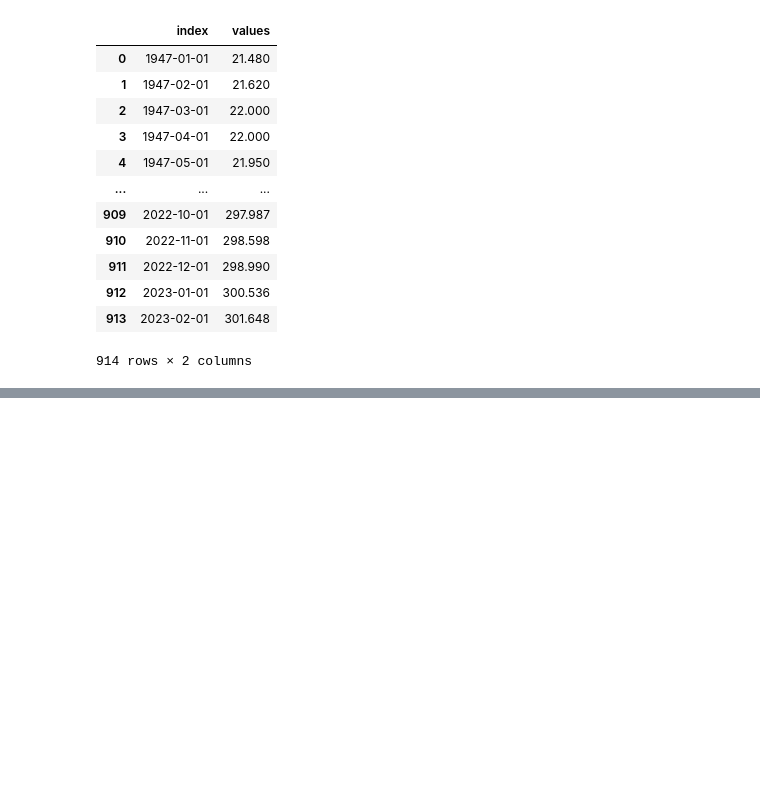
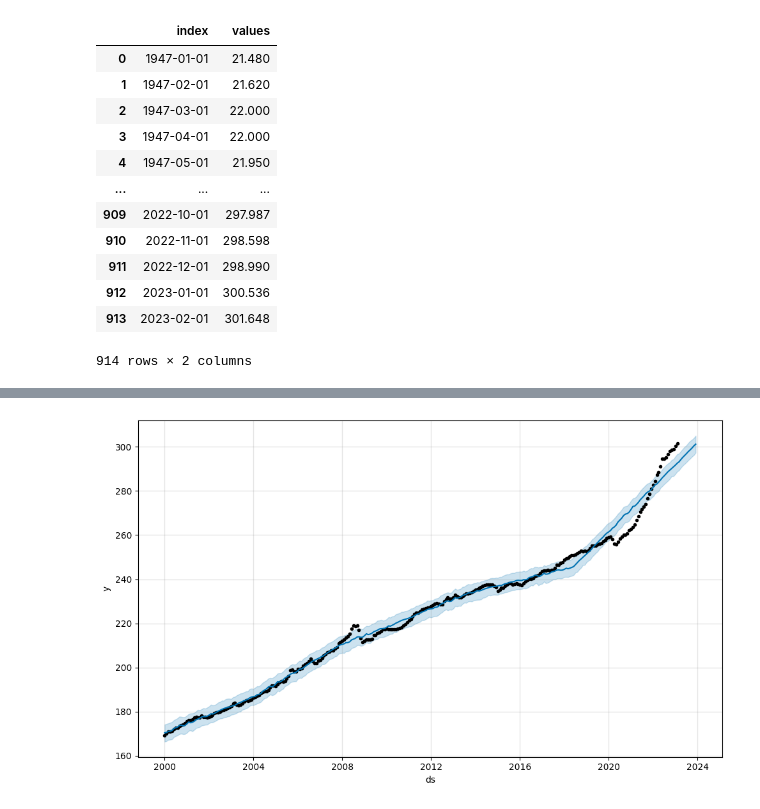
Before and after one commit to KhanDoors/fred, a Jupyter notebook: main.ipynb, the cells around one changed output, grey strips where cells are left out. Saved outputs shown, nothing was run; the diff lists cells and outputs as text; code cells hidden in the pictures; blank space fills up the shorter version.

```diff
--- a/main.ipynb
+++ b/main.ipynb
@@ -86,0 +85,3 @@ ValueError: Mime type rendering requires nbformat>=4.2.0 but it is not installed
+# %%
+df2=df2.rename(columns={'index': 'ds', 'values': 'y'})
+df2
@@ -86,0 +102,5 @@ ValueError: Mime type rendering requires nbformat>=4.2.0 but it is not installed
+# %%
+from prophet import Prophet
+
+ml=Prophet()
+ml.fit(df2)
@@ -86,0 +111,3 @@ ValueError: Mime type rendering requires nbformat>=4.2.0 but it is not installed
+# %%
+future=ml.make_future_dataframe(periods=10, freq='MS')
+future.tail()
@@ -86,0 +121,3 @@ ValueError: Mime type rendering requires nbformat>=4.2.0 but it is not installed
+# %%
+result=ml.predict(future)
+result[{'ds', 'yhat', 'yhat_lower', 'yhat_upper'}]
@@ -86,0 +139,4 @@ ValueError: Mime type rendering requires nbformat>=4.2.0 but it is not installed
+# %%
+fig=ml.plot(result)
+# %% [output]
+[figure, added]
```
Also changed, not shown: parts of 7 cells of this notebook, 1 other file.
